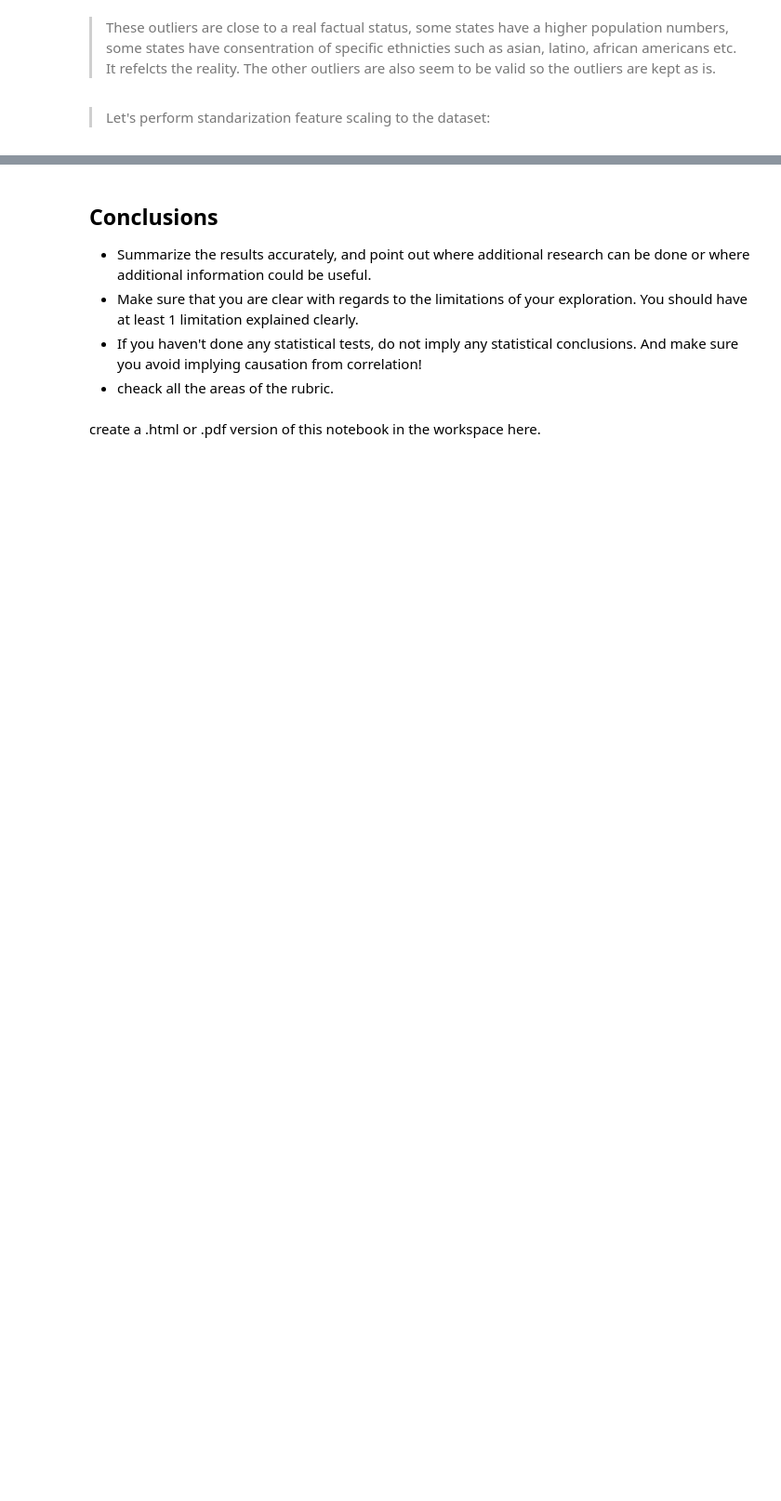
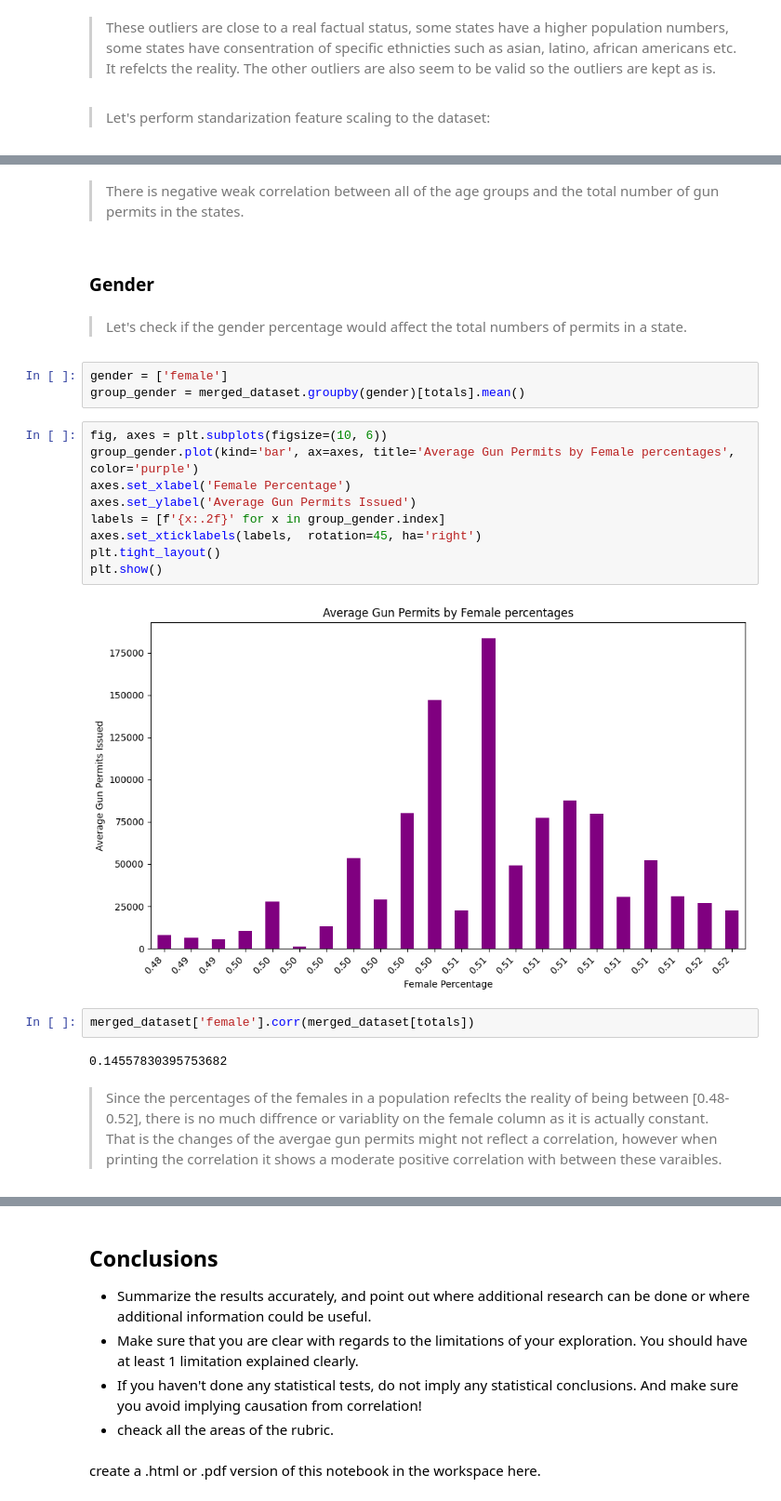
Before and after one commit to sondosaabed/NICS-firearm-background-checks-investigation, a Jupyter notebook: Investigatimg_Ncis_and_Census_data.ipynb, the cells around one changed output, grey strips where cells are left out. Shown at 93% size. Saved outputs shown, nothing was run; the diff lists cells and outputs as text; blank space fills up the shorter version.

```diff
--- a/Investigatimg_Ncis_and_Census_data.ipynb
+++ b/Investigatimg_Ncis_and_Census_data.ipynb
@@ -1089,0 +1129,26 @@ with the goal of addressing the research questions that you posed in the Introdu
+# %% [markdown]
+> There is negative weak correlation between all of the age groups and the total number of gun permits in the states.
+# %% [markdown]
+### Gender
+# %% [markdown]
+> Let's check if the gender percentage would affect the total numbers of permits in a state.
+# %%
+gender = ['female']
+group_gender = merged_dataset.groupby(gender)[totals].mean()
+# %%
+fig, axes = plt.subplots(figsize=(10, 6))
+group_gender.plot(kind='bar', ax=axes, title='Average Gun Permits by Female percentages', color='purple')
+axes.set_xlabel('Female Percentage')
+axes.set_ylabel('Average Gun Permits Issued')
+labels = [f'{x:.2f}' for x in group_gender.index]
+axes.set_xticklabels(labels,  rotation=45, ha='right')
+plt.tight_layout()
+plt.show()
+# %% [output]
+[figure, added]
+# %%
+merged_dataset['female'].corr(merged_dataset[totals])
+# %% [output]
+0.14557830395753682
+# %% [markdown]
+> Since the percentages of the females in a population refeclts the reality of being between [0.48-0.52], there is no much diffrence or variablity on the female column as it is actually constant. That is the changes of the avergae gun permits might not reflect a correlation, however when printing the correlation it shows a moderate positive correlation with between these varaibles.
```
Also changed, not shown: parts of 42 cells of this notebook.
